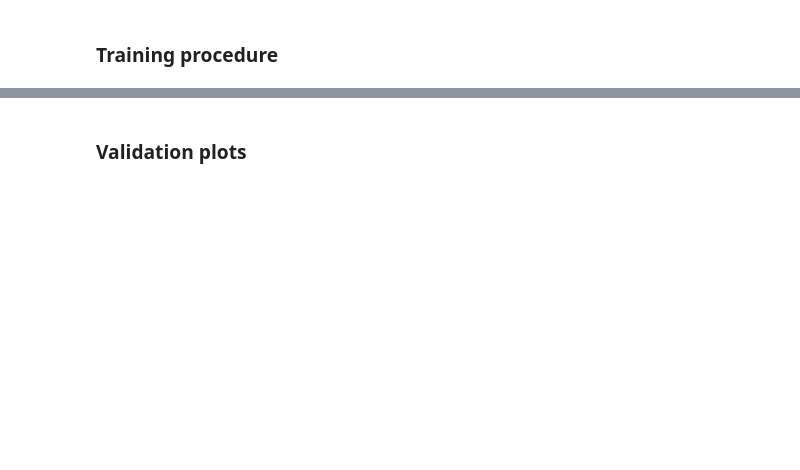
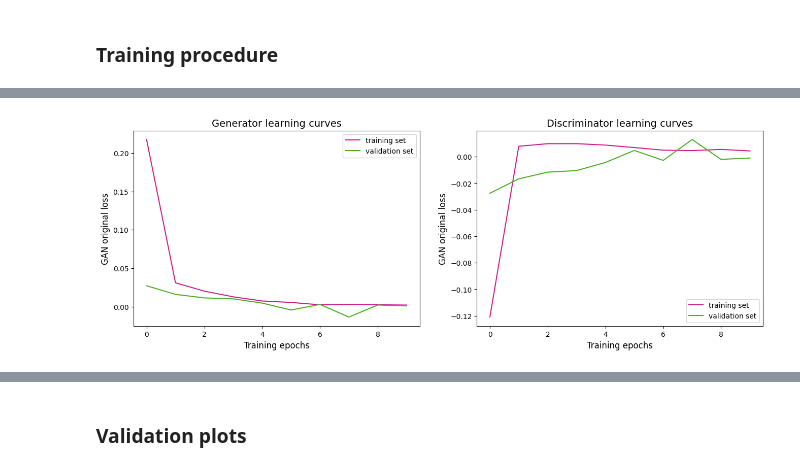
Before and after one commit to mbarbetti/pidgan-notebooks, a Jupyter notebook: tutorial-GAN-LHCb_RICH.ipynb, the cells around one changed output, grey strips where cells are left out. Saved outputs shown, nothing was run; the diff lists cells and outputs as text; code cells hidden in the pictures; blank space fills up the shorter version.

```diff
--- a/tutorial-GAN-LHCb_RICH.ipynb
+++ b/tutorial-GAN-LHCb_RICH.ipynb
@@ -110,0 +400,22 @@ from sklearn.utils import shuffle
+# %%
+plt.figure(figsize=(16, 5), dpi=100)
+
+plt.subplot(1, 2, 1)
+plt.title("Generator learning curves", fontsize=14)
+plt.xlabel("Training epochs", fontsize=12)
+plt.ylabel(gan.loss_name, fontsize=12)
+plt.plot(train.history["g_loss"], color="#d01c8b", label="training set")
+plt.plot(train.history["val_g_loss"], color="#4dac26", label="validation set")
+plt.legend(loc="upper right", fontsize=10)
+
+plt.subplot(1, 2, 2)
+plt.title("Discriminator learning curves", fontsize=14)
+plt.xlabel("Training epochs", fontsize=12)
+plt.ylabel(gan.loss_name, fontsize=12)
+plt.plot(train.history["d_loss"], color="#d01c8b", label="training set")
+plt.plot(train.history["val_d_loss"], color="#4dac26", label="validation set")
+plt.legend(loc="lower right", fontsize=10)
+
+plt.show()
+# %% [output]
+[figure, added]
```
Also changed, not shown: parts of 24 cells of this notebook.
